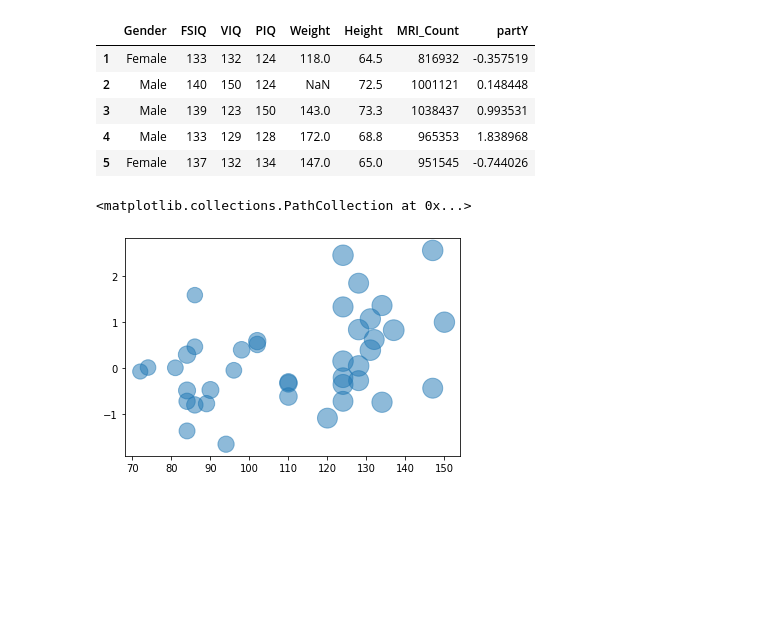
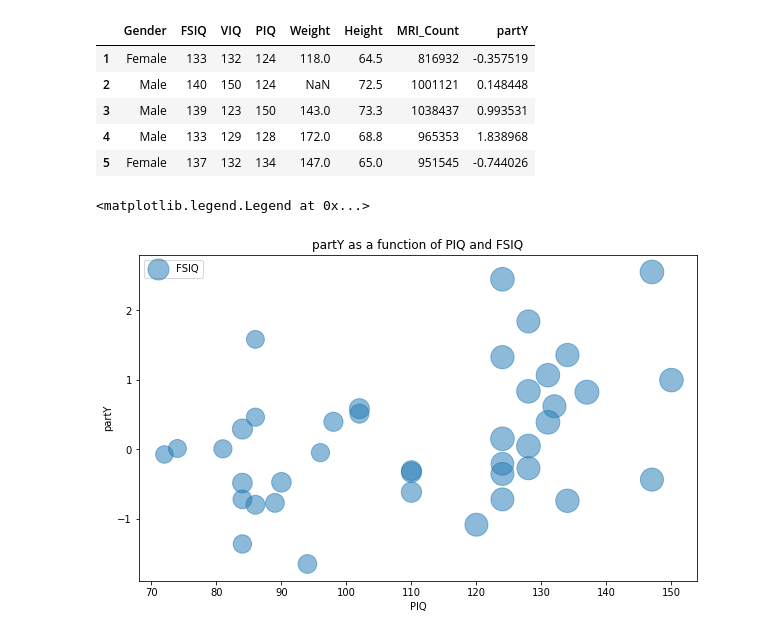
Before and after one commit to Alex-A14/Albury-A-QLSC612, a Jupyter notebook: practical/myanalysis.ipynb, the cells around one changed output. Cells and saved outputs as stored; diff of their text form; code cells hidden in the pictures; blank space fills up the shorter version.

Commit message:
Added plot labels
Created README

```diff
--- a/practical/myanalysis.ipynb
+++ b/practical/myanalysis.ipynb
@@ -44,7 +37,12 @@ brain.head()
 | 5 | Female | 137 | 132 | 134 | 147.0 | 65.0 | 951545 | -0.744026 |
 # %%
 # plot partY var as a function of FSIQ and VIQ
-plt.scatter(x = brain["PIQ"], y = brain["partY"], s = brain["FSIQ"]*3, alpha = 0.5)
+plt.figure(figsize=(10, 6))
+plt.scatter(x = brain["PIQ"], y = brain["partY"], s = brain["FSIQ"]*4, alpha = 0.5, label = "FSIQ")
+plt.title("partY as a function of PIQ and FSIQ")
+plt.xlabel("PIQ")
+plt.ylabel("partY")
+plt.legend()
 # %% [output]
-<matplotlib.collections.PathCollection at 0x...>
+<matplotlib.legend.Legend at 0x...>
-[figure, old version]
+[figure, new version]
```
Also changed, not shown: parts of 8 cells of this notebook, 1 other file.
